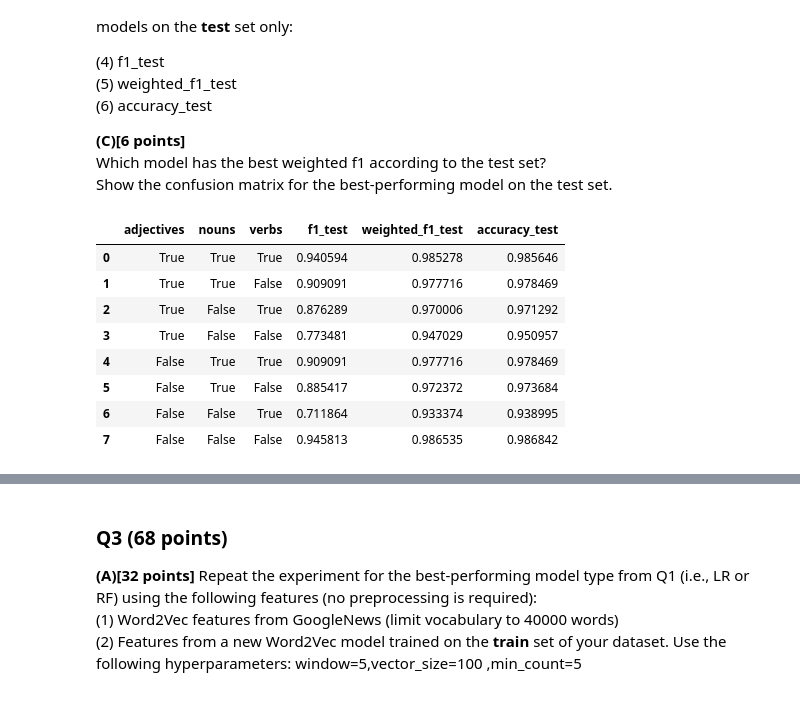
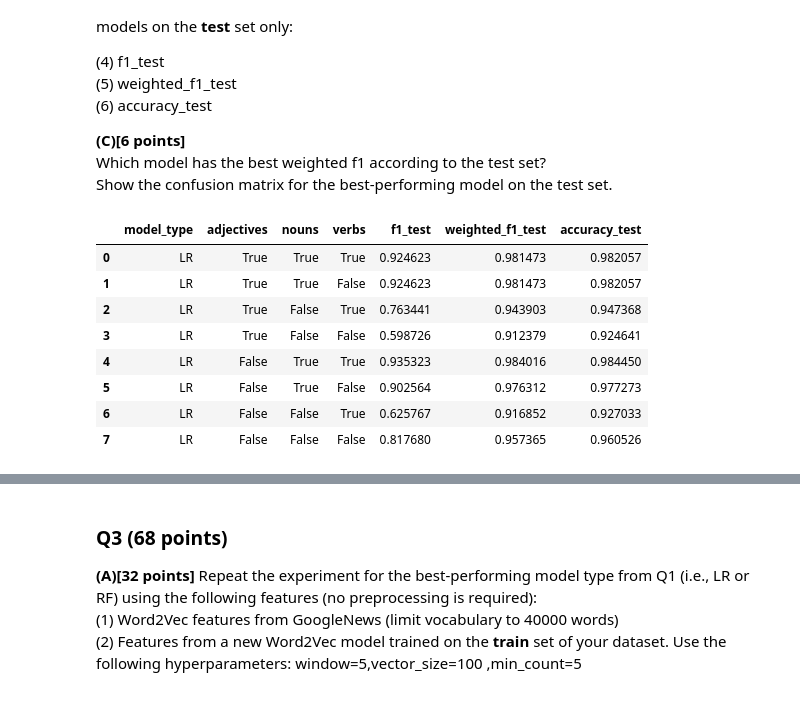
Before and after one commit to lostflux/data-mining, a Jupyter notebook: assignments/02/Assignment_2.ipynb, the cells around one changed output, grey strips where cells are left out. Cells and saved outputs as stored; diff of their text form; code cells hidden in the pictures.

```diff
--- a/assignments/02/Assignment_2.ipynb
+++ b/assignments/02/Assignment_2.ipynb
@@ -256,5 +154,8 @@ def preprocess(tokenized_text, *, lowercase=False, remove_stopwords=False,lemmat
         lemmatizer = nltk.stem.WordNetLemmatizer()
         cleaned_tokenized_text = [lemmatizer.lemmatize(token) for token in tokenized_text]
 
+    # convert back to pd.Series
+    cleaned_tokenized_text = pd.Series(cleaned_tokenized_text)
+
     return cleaned_tokenized_text
 # %%
@@ -312,20 +213,17 @@ def evaluate_model(trained_model, *, split="test", metric=None, eval_features, e
     return results
 # %%
 def process(results: pd.DataFrame, train_df, test_df, *, lowercase=False, remove_stopwords=False, lemmatize=False, ngram_range=(1,1), tfidf=False):
-    # extract_features(cleaned_tokenized_text, *, tfidf=False, ngram_range=(1,1)):
-    clean_tokenized_train = preprocess(train_df["Message"],lowercase=lowercase, remove_stopwords=remove_stopwords,lemmatize=lemmatize)
-    clean_tokenized_test = preprocess(test_df["Message"], lowercase=lowercase, remove_stopwords=remove_stopwords,lemmatize=lemmatize)
-    train_features, vectorizer = extract_features(clean_tokenized_train, tfidf=tfidf, ngram_range=ngram_range)
-    test_features = vectorizer.transform(clean_tokenized_test)
+    clean_tokenized_train = preprocess(train_df["Message"],lowercase=lowercase, remove_stopwords=remove_stopwords, lemmatize=lemmatize)
+    clean_tokenized_test = preprocess(test_df["Message"], lowercase=lowercase, remove_stopwords=remove_stopwords, lemmatize=lemmatize)
+    train_features, test_features, vectorizer = extract_features( (clean_tokenized_train, clean_tokenized_test), tfidf=tfidf, ngram_range=ngram_range)
 
     # train model
     for model_type in ('LR', 'RF'):
-        # trained_lr = train_model('logistic_regression', train_features=train_features, train_labels=train['Category'])
-        # trained_rf = train_model('random_forest', train_features=train_features, train_labels=train['Category'])
         model = train_model(model_type, train_features=train_features, train_labels=train['Category'])
 
         results.loc[len(results)] = {
-            'model': model_type,
+            'model_type': model_type,
+            "model": model,
             'lowercased': lowercase,
             'stopwords_removed': remove_stopwords,
             'lemmatized': lemmatize,
@@ -590,59 +474,93 @@ Show the confusion matrix for the best-performing model on the test set. <br>
 #Your code here. Feel free to make as many cells as needed
 
 # best model
-best_model = best_f1_test_model
 
 # best vectorizer
-best_vectorizer = vectorizer
+# best_vectorizer = vectorizer
+# import nltk
+# nltk.download('punkt')
 
 # new df with only adjectives, nouns, verbs, and
 results_2 = pd.DataFrame(columns=[
+  'model_type',
   'adjectives',
   'nouns',
   'verbs',
   'f1_test',
   'weighted_f1_test',
   'accuracy_test'
 ])
 
+
+
+def filter_words(adjectives: bool, nouns: bool, verbs: bool, train_split=None, test_split=None) -> tuple[list[str], list[str]]:
+  # limit to adjectives, nouns, and verbs if applicable
+    # filter train and test["Message"] to only adjectives, nouns, and verbs
+  filtered_train = train_split if train_split is not None else train["Message"].copy()
+  filtered_test = test_split if test_split is not None else test["Message"].copy()
+
+  # tokenize
+  filtered_train = filtered_train.apply(nltk.word_tokenize)
+  filtered_test = filtered_test.apply(nltk.word_tokenize)
+
+  # get pos tags
+  filtered_train = filtered_train.apply(nltk.pos_tag)
+  filtered_test = filtered_test.apply(nltk.pos_tag)
+
+  if adjectives or nouns or verbs:
+
+    # filter to only adjectives, nouns, and verbs
+    filtered_train = filtered_train.apply(lambda x: [word for word, tag in x if (adjectives and tag.startswith('JJ')) or (nouns and tag.startswith('NN')) or (verbs and tag.startswith('VB'))])
+    filtered_test = filtered_test.apply(lambda x: [word for word, tag in x if (adjectives and tag.startswith('JJ')) or (nouns and tag.startswith('NN')) or (verbs and tag.startswith('VB'))])
+
+  else:
+    # keep all except adjectives, nouns, and verbs
+    filtered_train = filtered_train.apply(lambda x: [word for word, tag in x if not (tag.startswith('JJ') or tag.startswith('NN') or tag.startswith('VB'))])
+    filtered_test = filtered_test.apply(lambda x: [word for word, tag in x if not (tag.startswith('JJ') or tag.startswith('NN') or tag.startswith('VB'))])
+
+
+  # join back into strings
+  filtered_train = filtered_train.apply(lambda x: ' '.join(x))
+  filtered_test = filtered_test.apply(lambda x: ' '.join(x))
+
+  return filtered_train, filtered_test
+
+# metrics
 for adjectives in (True, False):
   for nouns in (True, False):
     for verbs in (True, False):
 
-      # limit to adjectives, nouns, and verbs if applicable
-      if adjectives or nouns or verbs:
-        pos_tags = nltk.pos_tag(best_vectorizer.get_feature_names_out())
-        pos_tags = [tag[1] for tag in pos_tags]
-        train_features_2 = train_features[:, [i for i, tag in enumerate(pos_tags) if (adjectives and tag.startswith('JJ')) or (nouns and tag.startswith('NN')) or (verbs and tag.startswith('VB'))]]
-        test_features_2 = test_features[:, [i for i, tag in enumerate(pos_tags) if (adjectives and tag.startswith('JJ')) or (nouns and tag.startswith('NN')) or (verbs and tag.startswith('VB'))]]
+      filtered_train, filtered_test = filter_words(adjectives, nouns, verbs)
 
-      else:
-        train_features_2 = train_features
-        test_features_2 = test_features
+      # filtered_train_features, filtered_test_features, filtered_vectorizer = extract_features( (filtered_train, filtered_test), tfidf=tf_idf, ngram_range=ngram_range)
 
+      # filtered_train, filtered_test = filter_words(adjectives, nouns, verbs)
+
+      model, test_features, confusion_matrix = reprocess(best_f1_test, train_split=filtered_train, test_split=filtered_test, retrain=True, print_confusion_matrix=False)
       # train model
-      best_model_2 = train_model(best_f1_test['model'], train_features=train_features_2, train_labels=train['Category'])
+      # best_model_2 = train_model(best_f1_test['model_type'], train_features=filtered_train, train_labels=train['Category'])
 
       # predict on test data
-      predictions = best_model_2.predict(test_features_2)
+      # predictions = model.predict(test_features)
 
       # evaluate model and add to df
       results_2.loc[len(results_2)] = {
+        'model_type': best_f1_test['model_type'],
         'adjectives': adjectives,
         'nouns': nouns,
         'verbs': verbs,
-        **evaluate_model(best_model_2, split="test", eval_features=test_features_2, eval_labels=test['Category'])
+        **evaluate_model(model, split="test", eval_features=test_features, eval_labels=test['Category'])
       }
 
 results_2
 # %% [output]
-|  | adjectives | nouns | verbs | f1_test | weighted_f1_test | accuracy_test |
-| 0 | True | True | True | 0.940594 | 0.985278 | 0.985646 |
-| 1 | True | True | False | 0.909091 | 0.977716 | 0.978469 |
-| 2 | True | False | True | 0.876289 | 0.970006 | 0.971292 |
-| 3 | True | False | False | 0.773481 | 0.947029 | 0.950957 |
-| 4 | False | True | True | 0.909091 | 0.977716 | 0.978469 |
-| 5 | False | True | False | 0.885417 | 0.972372 | 0.973684 |
-| 6 | False | False | True | 0.711864 | 0.933374 | 0.938995 |
-| 7 | False | False | False | 0.945813 | 0.986535 | 0.986842 |
+|  | model_type | adjectives | nouns | verbs | f1_test | weighted_f1_test | accuracy_test |
+| 0 | LR | True | True | True | 0.924623 | 0.981473 | 0.982057 |
+| 1 | LR | True | True | False | 0.924623 | 0.981473 | 0.982057 |
+| 2 | LR | True | False | True | 0.763441 | 0.943903 | 0.947368 |
+| 3 | LR | True | False | False | 0.598726 | 0.912379 | 0.924641 |
+| 4 | LR | False | True | True | 0.935323 | 0.984016 | 0.984450 |
+| 5 | LR | False | True | False | 0.902564 | 0.976312 | 0.977273 |
+| 6 | LR | False | False | True | 0.625767 | 0.916852 | 0.927033 |
+| 7 | LR | False | False | False | 0.817680 | 0.957365 | 0.960526 |
 # %%
```
Also changed, not shown: parts of 19 cells of this notebook.
